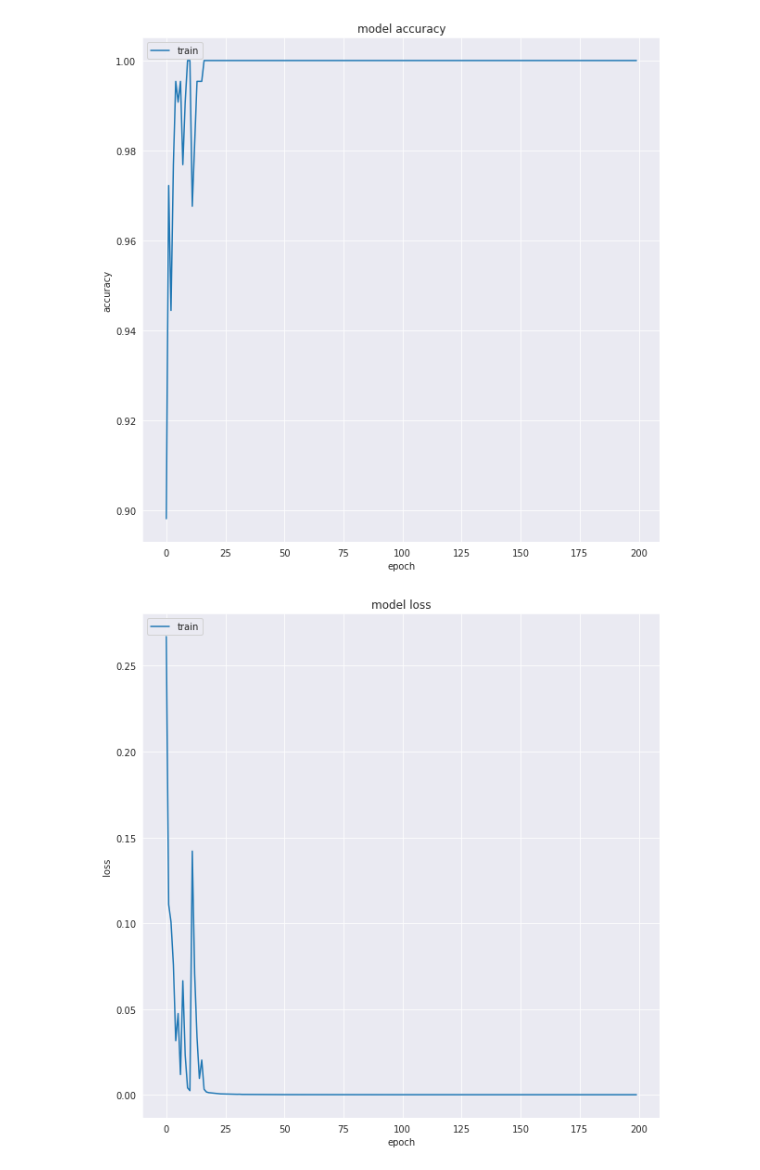
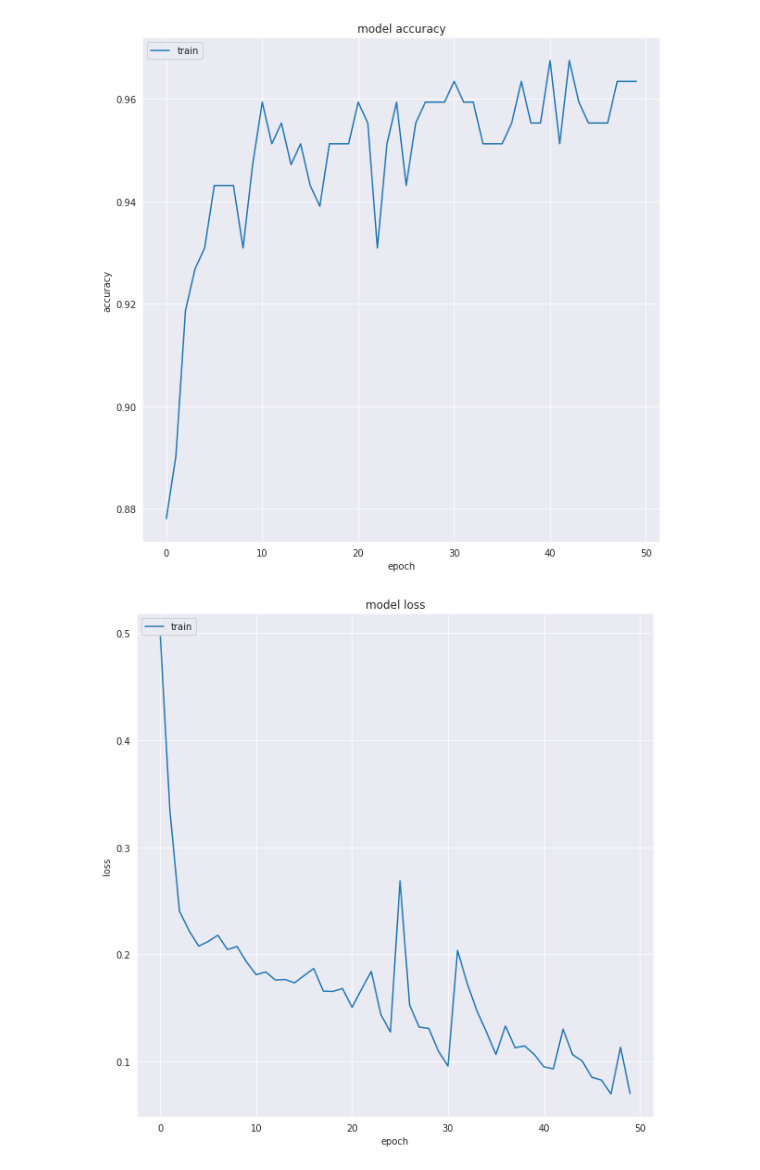
Before and after one commit to MustafaBozkurt84/predictive-maintanance-LSTM, a Jupyter notebook: Lstm_Predictive_maintenance_classification.ipynb, the cells around one changed output. Drawn from its saved outputs; the diff is of its cells as text; code cells hidden in the pictures.

```diff
--- a/Lstm_Predictive_maintenance_classification.ipynb
+++ b/Lstm_Predictive_maintenance_classification.ipynb
@@ -211,37 +295,0 @@ test_df
-# %%
-# pick  window size
-sequence_length = 10
-
-# function to reshape features into (samples, time steps, features)
-
-def gen_sequence(id_df, seq_length, seq_cols):
-    """ Only sequences that meet the window-length are considered, no padding is used. This means for testing
-    we need to drop those which are below the window-length. An alternative would be to pad sequences so that
-    we can use shorter ones """
-    # for one id I put all the rows in a single matrix
-    data_matrix = id_df[seq_cols].values
-    num_elements = data_matrix.shape[0]
-    # Iterate over two lists in parallel.
-    # For example id1 have 192 rows and sequence_length is equal to 50
-    # so zip iterate over two following list of numbers (0,112),(50,192)
-    # 0 50 -> from row 0 to row 50
-    # 1 51 -> from row 1 to row 51
-    # 2 52 -> from row 2 to row 52
-    # ...
-    # 111 191 -> from row 111 to 191
-    for start, stop in zip(range(0, num_elements-seq_length), range(seq_length, num_elements)):
-        yield data_matrix[start:stop, :]
-
-# pick the feature columns
-sequence_cols=train_df.columns.difference(['Time','rul',"label2","label1"])
-
-# generator for the sequences
-#seq_gen=(list(gen_sequence(train_df[train_df.index==id], sequence_length, sequence_cols))  for id in train_df.index)
-seq_gen = list(list(gen_sequence(train_df, sequence_length, sequence_cols)))
-
-
-# generate sequences and convert to numpy array
-seq_array = np.concatenate(list(seq_gen)).astype(np.float32)
-
-seq_array=np.reshape(seq_array, (len(seq_gen),sequence_length,len(sequence_cols)))
-print(seq_array.shape)
@@ -284,7 +314,7 @@ def gen_labels(id_df, seq_length, label):
     return data_matrix[seq_length:num_elements, :]
 
 # generate labels
-label_gen = [gen_labels(train_df, sequence_length, ['label1'])]
+label_gen = [gen_labels(train_df, sequence_length, ['label'])]
 label_array = np.concatenate(label_gen).astype(np.float32)
 print(label_array.shape)
 # %% [output]
@@ -321,8 +350,8 @@ model.compile(loss='binary_crossentropy', optimizer='adam', metrics=['accuracy']
 print(model.summary())
 
 # fit the network
-history = model.fit(seq_array, label_array, epochs=200, batch_size=3, validation_split=0.1, verbose=2)
-model.save(model_path_label2)
+history = model.fit(seq_array, label_array, epochs=50, batch_size=10, validation_split=0.0005, verbose=2)
+model.save(model_path_label1)
 # list all data in history
 print(history.history.keys())
 # %% [output]
@@ -358,33 +387,33 @@ fig_acc.savefig("model_accuracy.png")
 # summarize history for Loss
 fig_acc = plt.figure(figsize=(10, 10))
 plt.plot(history.history['loss'])
 #plt.plot(history.history['val_loss'])
 plt.title('model loss')
 plt.ylabel('loss')
 plt.xlabel('epoch')
 plt.legend(['train', 'test'], loc='upper left')
 plt.show()
 fig_acc.savefig("model_loss.png")
 
 # training metrics
 scores = model.evaluate(seq_array, label_array, verbose=1, batch_size=200)
 print('Accurracy: {}'.format(scores[1]))
 
 # make predictions and compute confusion matrix
-y_pred = model.predict_classes(seq_array,verbose=1, batch_size=200)
+y_pred = model.predict_classes(seq_array,verbose=1, batch_size=10)
 y_true = label_array
 
 test_set = pd.DataFrame(y_pred)
 test_set.to_csv('binary_submit_train.csv', index = None)
 
 print('Confusion matrix\n- x-axis is true labels.\n- y-axis is predicted labels')
 cm = confusion_matrix(y_true, y_pred)
 print(cm)
 
 # compute precision and recall
 print("Precision:",precision_score(y_true, y_pred, average=None))
 recall = recall_score(y_true, y_pred, average=None)
 print(  'recall = ', recall)
 # %% [output]
-[figure, old version]
+[figure, new version]
-[figure, old version]
+[figure, new version]
```
Also changed, not shown: parts of 44 cells of this notebook.
